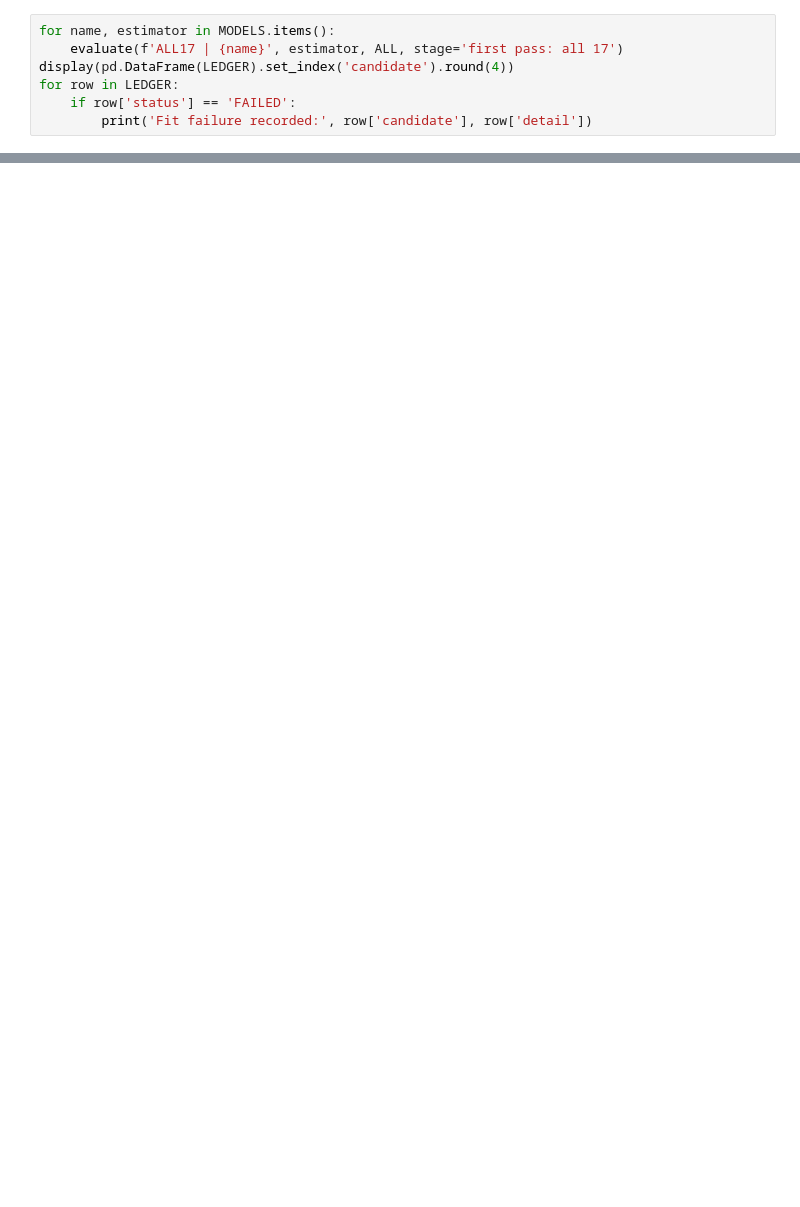
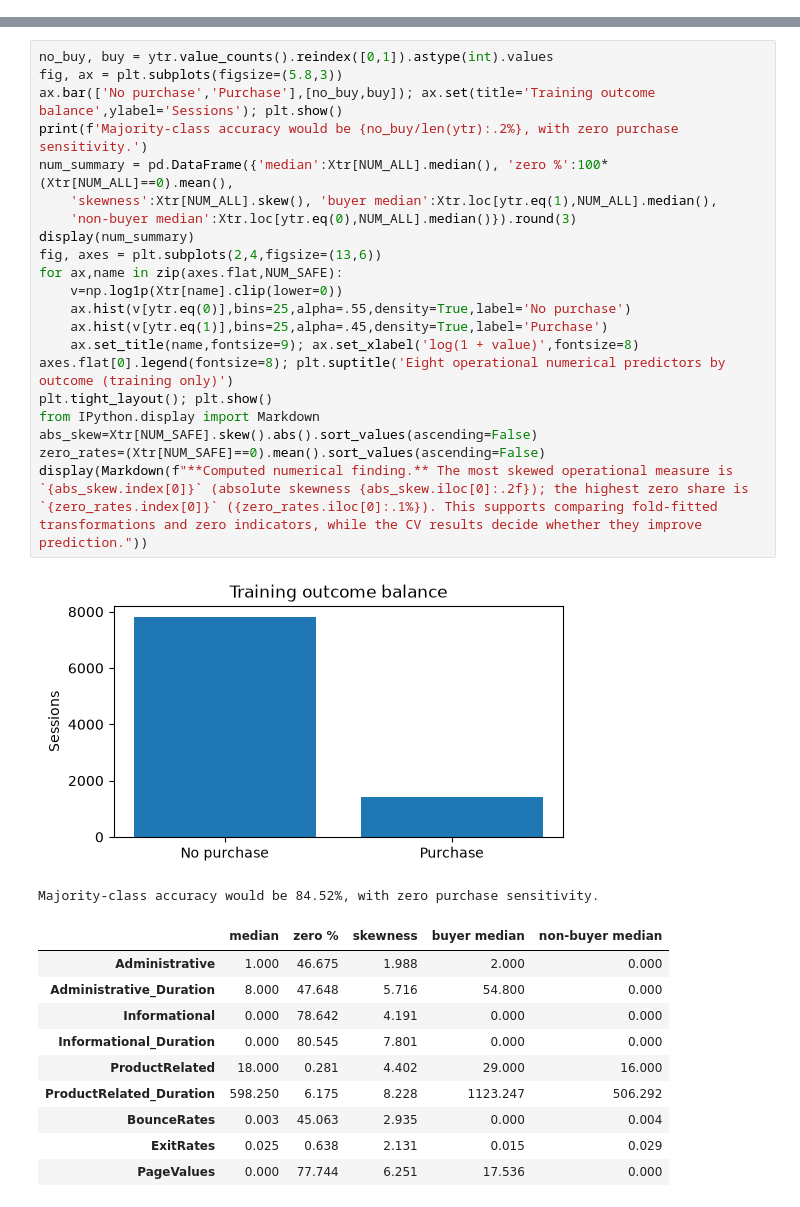
Before and after one commit to lyd-sg/dsa211, a Jupyter notebook: online_shoppers_revised.ipynb, the cells around one changed output, grey strips where cells are left out. Drawn from its saved outputs; the diff is of its cells as text; blank space fills up the shorter version.

```diff
--- a/online_shoppers_revised.ipynb
+++ b/online_shoppers_revised.ipynb
@@ -247,7 +0,0 @@ The all-predictor results are **diagnostic**, not yet evidence of a deployable m
-# %%
-for name, estimator in MODELS.items():
-    evaluate(f'ALL17 | {name}', estimator, ALL, stage='first pass: all 17')
-display(pd.DataFrame(LEDGER).set_index('candidate').round(4))
-for row in LEDGER:
-    if row['status'] == 'FAILED':
-        print('Fit failure recorded:', row['candidate'], row['detail'])
@@ -531,0 +148,34 @@ print('Do not describe the historical holdout as untouched or newly unseen.')
+# %%
+no_buy, buy = ytr.value_counts().reindex([0,1]).astype(int).values
+fig, ax = plt.subplots(figsize=(5.8,3))
+ax.bar(['No purchase','Purchase'],[no_buy,buy]); ax.set(title='Training outcome balance',ylabel='Sessions'); plt.show()
+print(f'Majority-class accuracy would be {no_buy/len(ytr):.2%}, with zero purchase sensitivity.')
+num_summary = pd.DataFrame({'median':Xtr[NUM_ALL].median(), 'zero %':100*(Xtr[NUM_ALL]==0).mean(),
+    'skewness':Xtr[NUM_ALL].skew(), 'buyer median':Xtr.loc[ytr.eq(1),NUM_ALL].median(),
+    'non-buyer median':Xtr.loc[ytr.eq(0),NUM_ALL].median()}).round(3)
+display(num_summary)
+fig, axes = plt.subplots(2,4,figsize=(13,6))
+for ax,name in zip(axes.flat,NUM_SAFE):
+    v=np.log1p(Xtr[name].clip(lower=0))
+    ax.hist(v[ytr.eq(0)],bins=25,alpha=.55,density=True,label='No purchase')
+    ax.hist(v[ytr.eq(1)],bins=25,alpha=.45,density=True,label='Purchase')
+    ax.set_title(name,fontsize=9); ax.set_xlabel('log(1 + value)',fontsize=8)
+axes.flat[0].legend(fontsize=8); plt.suptitle('Eight operational numerical predictors by outcome (training only)')
+plt.tight_layout(); plt.show()
+from IPython.display import Markdown
+abs_skew=Xtr[NUM_SAFE].skew().abs().sort_values(ascending=False)
+zero_rates=(Xtr[NUM_SAFE]==0).mean().sort_values(ascending=False)
+display(Markdown(f"**Computed numerical finding.** The most skewed operational measure is `{abs_skew.index[0]}` (absolute skewness {abs_skew.iloc[0]:.2f}); the highest zero share is `{zero_rates.index[0]}` ({zero_rates.iloc[0]:.1%}). This supports comparing fold-fitted transformations and zero indicators, while the CV results decide whether they improve prediction."))
+# %% [output]
+[figure, added]
+Majority-class accuracy would be 84.52%, with zero purchase sensitivity.
+|  | median | zero % | skewness | buyer median | non-buyer median |
+| Administrative | 1.000 | 46.675 | 1.988 | 2.000 | 0.000 |
+| Administrative_Duration | 8.000 | 47.648 | 5.716 | 54.800 | 0.000 |
+| Informational | 0.000 | 78.642 | 4.191 | 0.000 | 0.000 |
+| Informational_Duration | 0.000 | 80.545 | 7.801 | 0.000 | 0.000 |
+| ProductRelated | 18.000 | 0.281 | 4.402 | 29.000 | 16.000 |
+| ProductRelated_Duration | 598.250 | 6.175 | 8.228 | 1123.247 | 506.292 |
+| BounceRates | 0.003 | 45.063 | 2.935 | 0.000 | 0.004 |
+| ExitRates | 0.025 | 0.638 | 2.131 | 0.015 | 0.029 |
+| PageValues | 0.000 | 77.744 | 6.251 | 17.536 | 0.000 |
```
Also changed, not shown: parts of 78 cells of this notebook, 7 other files.
